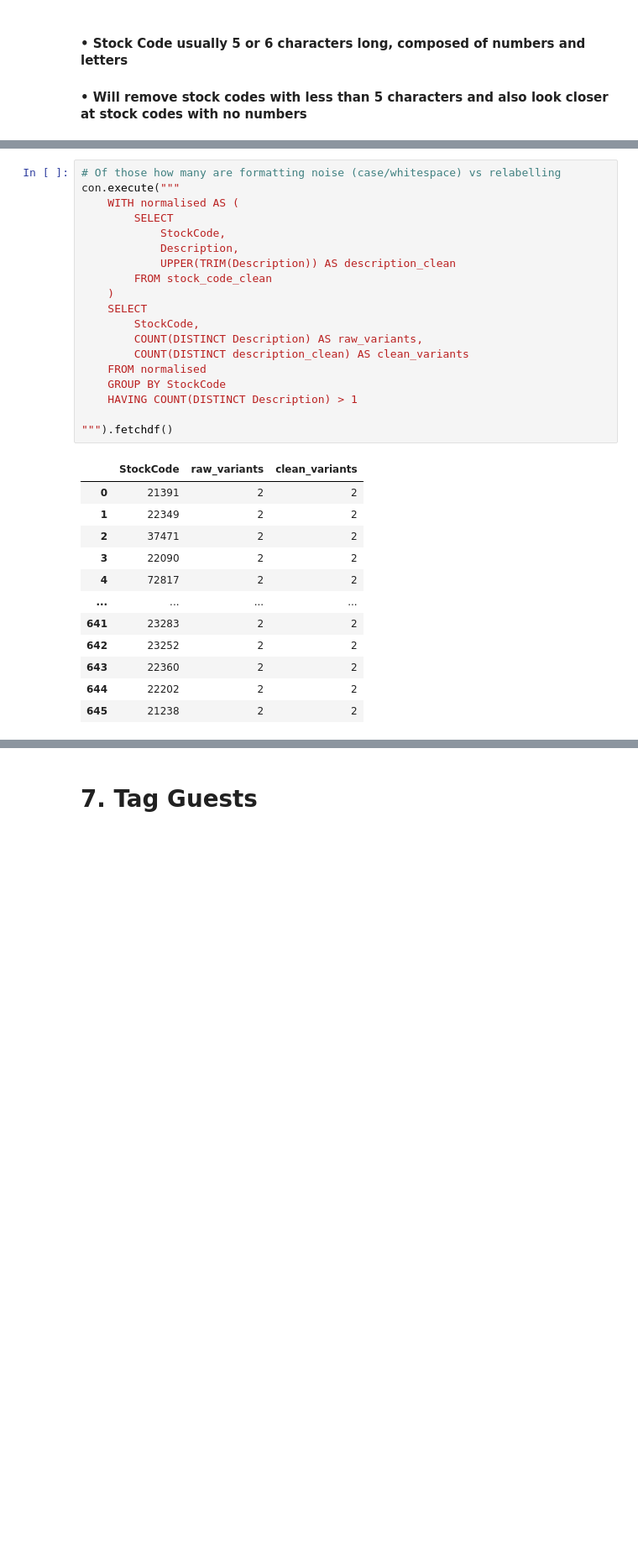
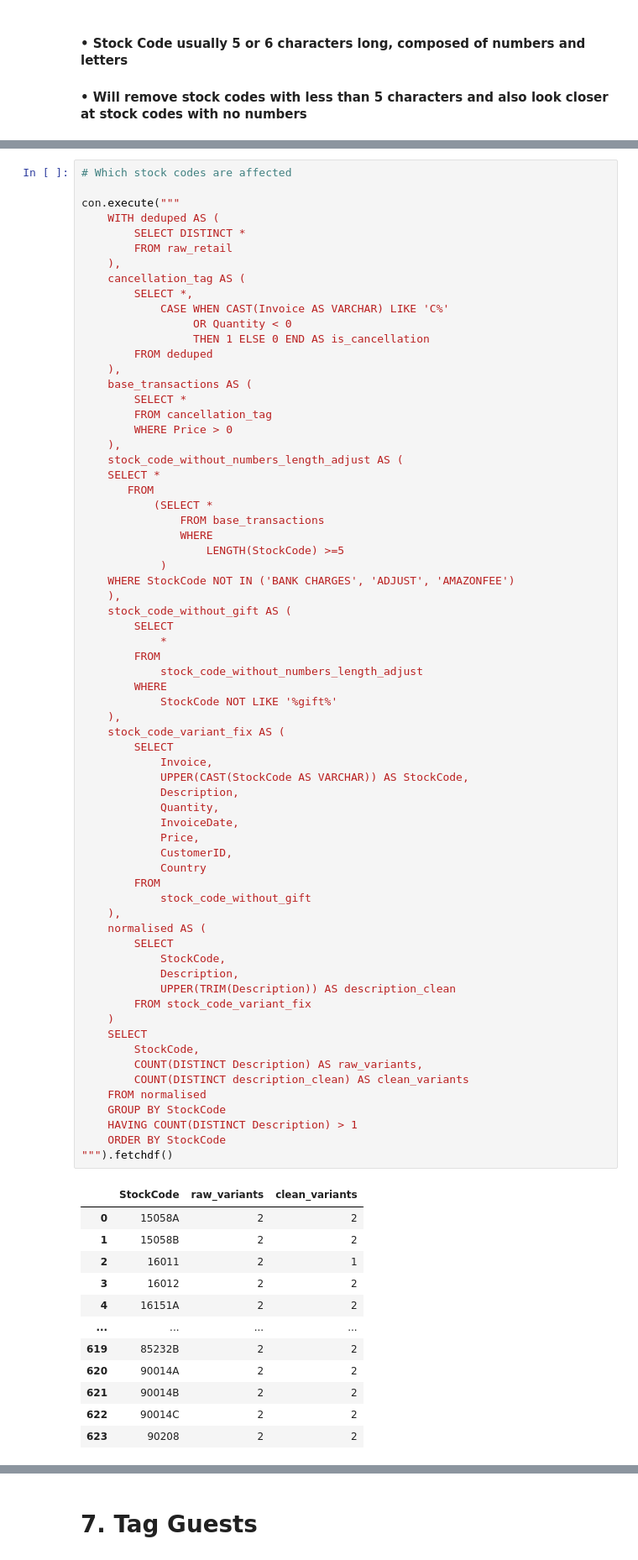
Before and after one commit to Hahm7/online_retail_analysis, a Jupyter notebook: notebooks/data_cleaning.ipynb, the cells around one changed output, grey strips where cells are left out. Shown at 84% size. Cells and saved outputs as stored; diff of their text form; blank space fills up the shorter version.

```diff
--- a/notebooks/data_cleaning.ipynb
+++ b/notebooks/data_cleaning.ipynb
@@ -448,32 +672,80 @@ con.execute("""
 # %%
-# Of those how many are formatting noise (case/whitespace) vs relabelling
+# Which stock codes are affected
+
 con.execute("""
-    WITH normalised AS (
+    WITH deduped AS (
+        SELECT DISTINCT *
+        FROM raw_retail
+    ),
+    cancellation_tag AS (
+        SELECT *,
+            CASE WHEN CAST(Invoice AS VARCHAR) LIKE 'C%'
+                 OR Quantity < 0
+                 THEN 1 ELSE 0 END AS is_cancellation
+        FROM deduped
+    ),
+    base_transactions AS (
+        SELECT *
+        FROM cancellation_tag
+        WHERE Price > 0
+    ),
+    stock_code_without_numbers_length_adjust AS (
+    SELECT *
+       FROM
+           (SELECT *
+               FROM base_transactions
+               WHERE
+                   LENGTH(StockCode) >=5
+            )
+    WHERE StockCode NOT IN ('BANK CHARGES', 'ADJUST', 'AMAZONFEE')
+    ),
+    stock_code_without_gift AS (
+        SELECT
+            *
+        FROM
+            stock_code_without_numbers_length_adjust
+        WHERE
+            StockCode NOT LIKE '%gift%'
+    ),
+    stock_code_variant_fix AS (
+        SELECT
+            Invoice,
+            UPPER(CAST(StockCode AS VARCHAR)) AS StockCode,
+            Description,
+            Quantity,
+            InvoiceDate,
+            Price,
+            CustomerID,
+            Country
+        FROM
+            stock_code_without_gift
+    ),
+    normalised AS (
         SELECT
             StockCode,
             Description,
             UPPER(TRIM(Description)) AS description_clean
-        FROM stock_code_clean
+        FROM stock_code_variant_fix
     )
     SELECT
         StockCode,
         COUNT(DISTINCT Description) AS raw_variants,
         COUNT(DISTINCT description_clean) AS clean_variants
     FROM normalised
     GROUP BY StockCode
     HAVING COUNT(DISTINCT Description) > 1
-
+    ORDER BY StockCode
 """).fetchdf()
 # %% [output]
 |  | StockCode | raw_variants | clean_variants |
-| 0 | 21391 | 2 | 2 |
-| 1 | 22349 | 2 | 2 |
-| 2 | 37471 | 2 | 2 |
-| 3 | 22090 | 2 | 2 |
-| 4 | 72817 | 2 | 2 |
+| 0 | 15058A | 2 | 2 |
+| 1 | 15058B | 2 | 2 |
+| 2 | 16011 | 2 | 1 |
+| 3 | 16012 | 2 | 2 |
+| 4 | 16151A | 2 | 2 |
 | ... | ... | ... | ... |
-| 641 | 23283 | 2 | 2 |
-| 642 | 23252 | 2 | 2 |
-| 643 | 22360 | 2 | 2 |
-| 644 | 22202 | 2 | 2 |
-| 645 | 21238 | 2 | 2 |
+| 619 | 85232B | 2 | 2 |
+| 620 | 90014A | 2 | 2 |
+| 621 | 90014B | 2 | 2 |
+| 622 | 90014C | 2 | 2 |
+| 623 | 90208 | 2 | 2 |
```
Also changed, not shown: parts of 40 cells of this notebook, 17 other files.
